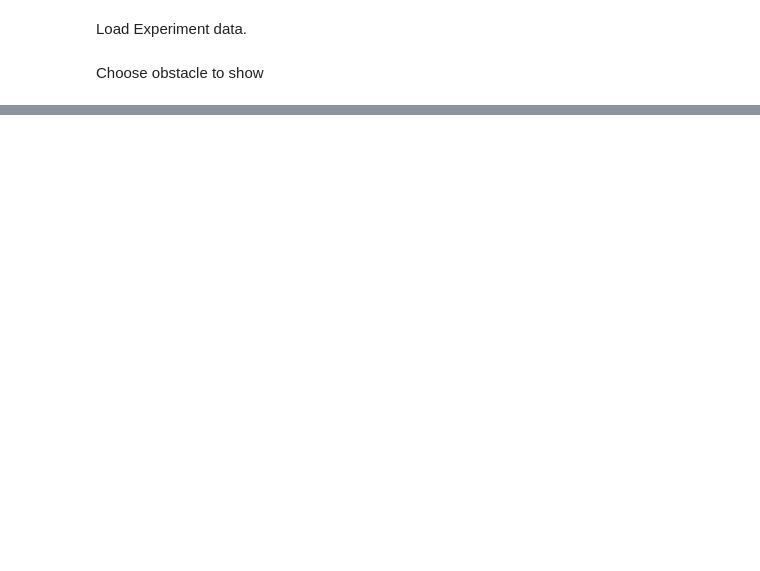
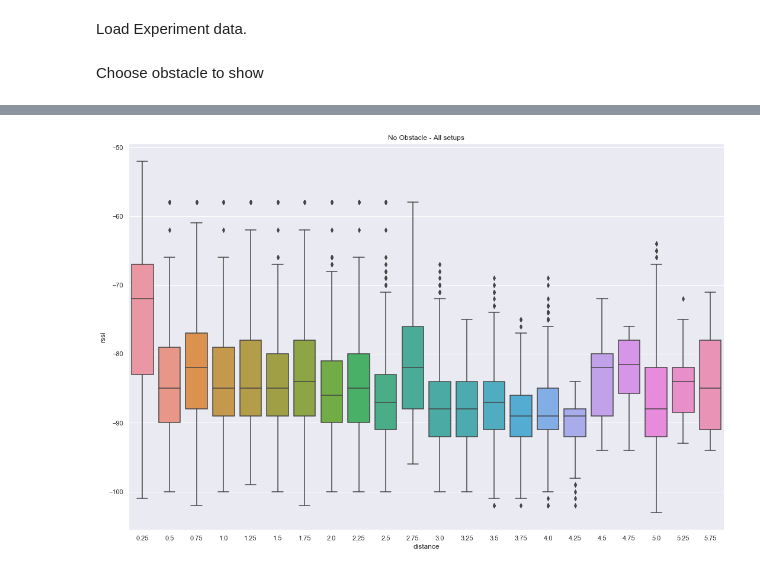
Before and after one commit to CylocTeam/BluetoothGeoClustering, a Jupyter notebook: BluetoothGeoClustering_python/DataAnalysis.ipynb, the cells around one changed output, grey strips where cells are left out. Cells and saved outputs as stored; diff of their text form; code cells hidden in the pictures; blank space fills up the shorter version.

```diff
--- a/BluetoothGeoClustering_python/DataAnalysis.ipynb
+++ b/BluetoothGeoClustering_python/DataAnalysis.ipynb
@@ -27,2 +27,7 @@ ax = sns.boxplot(x=show_measurements["distance"], y=show_measurements["rssi"]).s
+# %%
+# ax = sns.violinplot(x="distance", y="rssi", data=show_measurements)
+ax = sns.boxplot(x=np.round(show_measurements["distance"]*4)/4, y=show_measurements["rssi"] ).set_title(obstacle + " - All setups")
+# %% [output]
+[figure, added]
 # %%
 pd.unique(show_measurements.setup)
```
Also changed, not shown: parts of 6 cells of this notebook, 2 other files.
